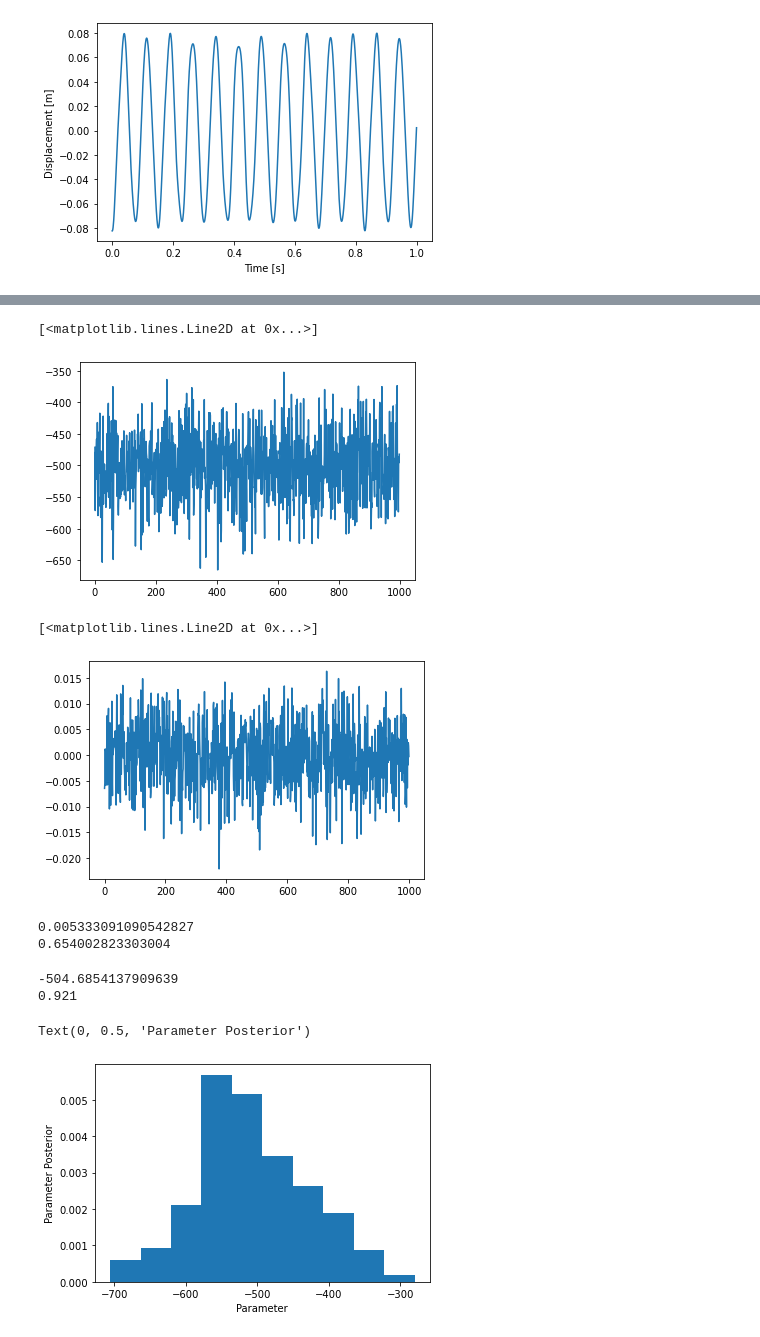
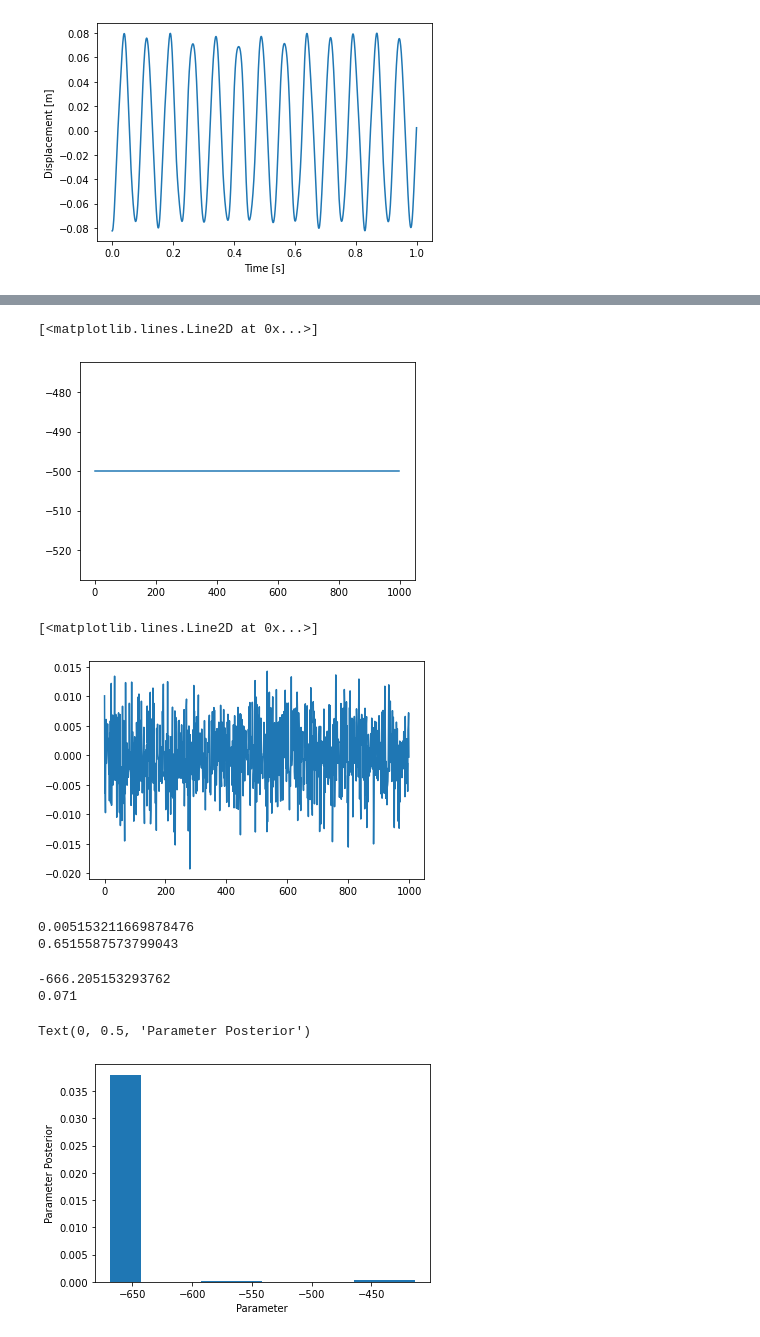
Before and after one commit to ks976/IIB_project, a Jupyter notebook: main.ipynb, the cells around one changed output, grey strips where cells are left out. Cells and saved outputs as stored; diff of their text form; code cells hidden in the pictures.

```diff
--- a/main.ipynb
+++ b/main.ipynb
@@ -411,5 +408,5 @@ def random_force(param, T):
 # %%
-f = random_force(-500, T)
+f = constant_force(-500, T)
 a = np.zeros((len(UA),1))
 a[:,0] = np.transpose(UA)
 a_dot = np.zeros((len(UA),1))
@@ -418,35 +415,35 @@ a, a_dot, a_ddot = Newmark_Beta(MAA, KAA, f, a, a_dot, a_ddot, deltaT, T)
 plt.plot(f[1,:])
 # %% [output]
 [<matplotlib.lines.Line2D at 0x...>]
-[figure, old version]
+[figure, new version]
 # %%
 data = generate_pseudo_data(a, T, 0.01)
 plt.plot(data[1,:]-a[1,:])
 # %% [output]
 [<matplotlib.lines.Line2D at 0x...>]
-[figure, old version]
+[figure, new version]
 # %%
 sigma_r = 0.01*np.std(a)
+sigma_q = np.mean(np.abs(a))
 print(sigma_r)
-sigma_q = np.mean(np.abs(a))
 print(sigma_q)
 # %% [output]
-0.005333091090542827
-0.654002823303004
+0.005153211669878476
+0.6515587573799043
 # %%
 x = np.zeros((3*len(UA),1))
 x[0:6,0] = np.transpose(UA)
 N = 1000
-param, energy_list, X, acc = Metropolis_Hastings(A, B, H, x, random_force, data, 1, sigma_r, 100*sigma_q, -400, 100, 0.2, T, N, 'grw')
+param, energy_list, X, acc = Metropolis_Hastings(A, B, H, x, constant_force, data, 1, sigma_r, 0*sigma_q, -400, 100, 0.2, T, N, 'grw')
 index = np.argmin(energy_list)
 mean_MAP = param[index]
 print(mean_MAP)
 print(acc)
 plt.hist(param, density=True)
 plt.xlabel("Parameter")
 plt.ylabel("Parameter Posterior")
 # %% [output]
--504.6854137909639
-0.921
+-666.205153293762
+0.071
 Text(0, 0.5, 'Parameter Posterior')
-[figure, old version]
+[figure, new version]
```
Also changed, not shown: parts of 125 cells of this notebook, 3 other files.
